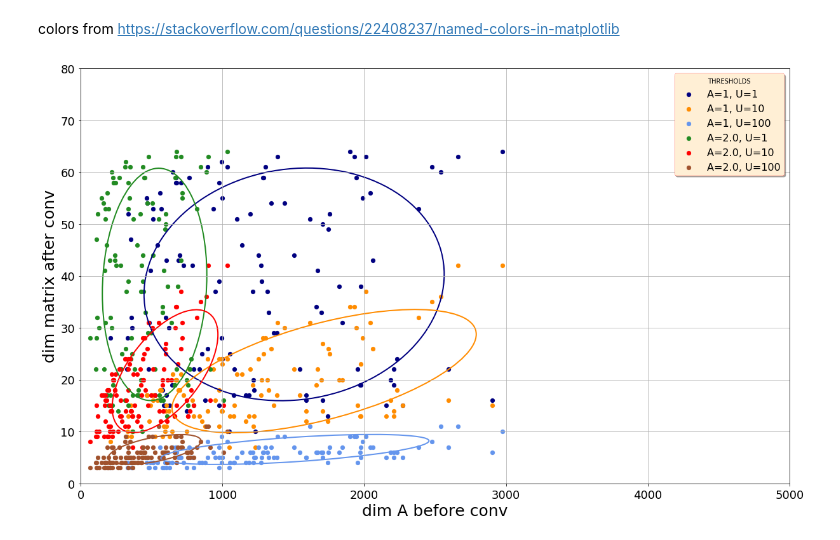
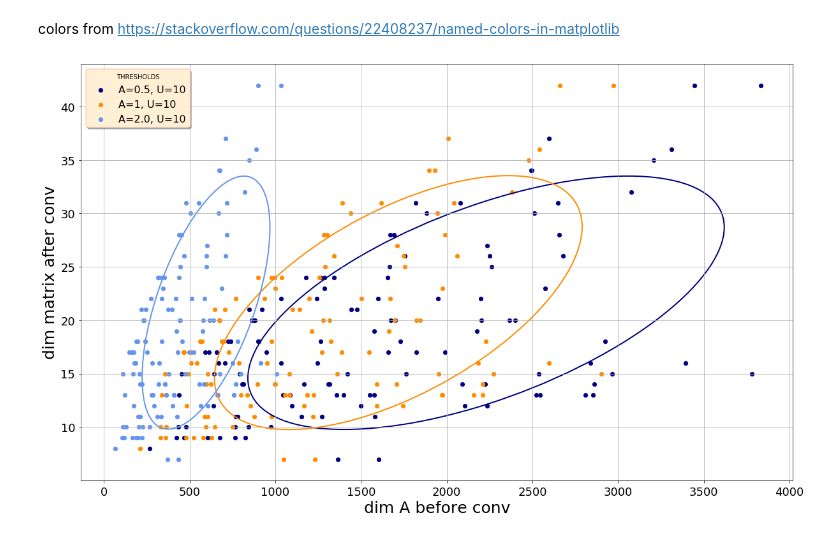
Before and after one commit to severilov/Graph-nets-for-CASP, a Jupyter notebook: code/3_eigens.ipynb, the cells around one changed output. Saved outputs shown, nothing was run; the diff lists cells and outputs as text; code cells hidden in the pictures.

```diff
--- a/code/3_eigens.ipynb
+++ b/code/3_eigens.ipynb
@@ -241,8 +241,8 @@ from matplotlib.patches import Ellipse
 colors from https://stackoverflow.com/questions/22408237/named-colors-in-matplotlib
 # %%
 #thresholds = [0.2, 0.5, 1, 1.5, 2.0]
-thresholdsA = [1, 2.0]
-thresholds = [1, 10, 100]
+thresholdsA = [0.5, 1, 2.0]
+thresholds = [10]
 
 colors = ['navy', 'darkorange', 'cornflowerblue', 'forestgreen',
           'red', 'sienna', 'darkgoldenrod', 'darkorchid', 'deeppink']
@@ -265,8 +265,8 @@ for k, thresholdA in enumerate(thresholdsA):
 
         axes = plt.gca()
         #axes.set_size_inches(20,12)
-        axes.set_xlim([0,5000])
-        axes.set_ylim([0,80])
+        #axes.set_xlim([0,5000])
+        #axes.set_ylim([0,80])
         plt.grid(True)
 
         ############### ellipse
@@ -294,31 +294,31 @@ for k, thresholdA in enumerate(thresholdsA):
         ############ Another ellipse
         #### Formulate and solve the least squares problem ||Ax - b ||^2
         '''
         A = np.hstack([dims_A**2, dims_A * dims_X_after, dims_X_after**2, dims_A, dims_X_after])
         b = np.ones_like(dims_X_after)
         x = np.linalg.lstsq(A, b)[0].squeeze()
         x_coord = np.linspace(0,5500,300)
         y_coord = np.linspace(0,66,300)
         X_coord, Y_coord = np.meshgrid(x_coord, y_coord)
         Z_coord = x[0] * X_coord ** 2 + x[1] * X_coord * Y_coord + x[2] * Y_coord**2 + x[3] * X_coord + x[4] * Y_coord
         #plt.contour(X_coord, Y_coord, Z_coord, levels=[1], colors=colors[count], linewidths=2)
         '''
         ############
 
         plt.scatter(dims_A, dims_X_after,
                     label='A={}, U={}'.format(thresholdA,threshold),
                     color=colors[count])
         #plt.title()
         plt.xlabel('dim A before conv')
         plt.ylabel('dim matrix after conv')
         legend = plt.legend(loc='best', shadow=True, title='THRESHOLDS')
         frame = legend.get_frame()
         frame.set_facecolor('papayawhip')
         frame.set_edgecolor('red')
 
         plt.savefig('../temp/eigens_A=1_2.png')
         #plt.show()
 
         count += 1
 # %% [output]
-[figure, old version]
+[figure, new version]
```
Also changed, not shown: 7 other files.
